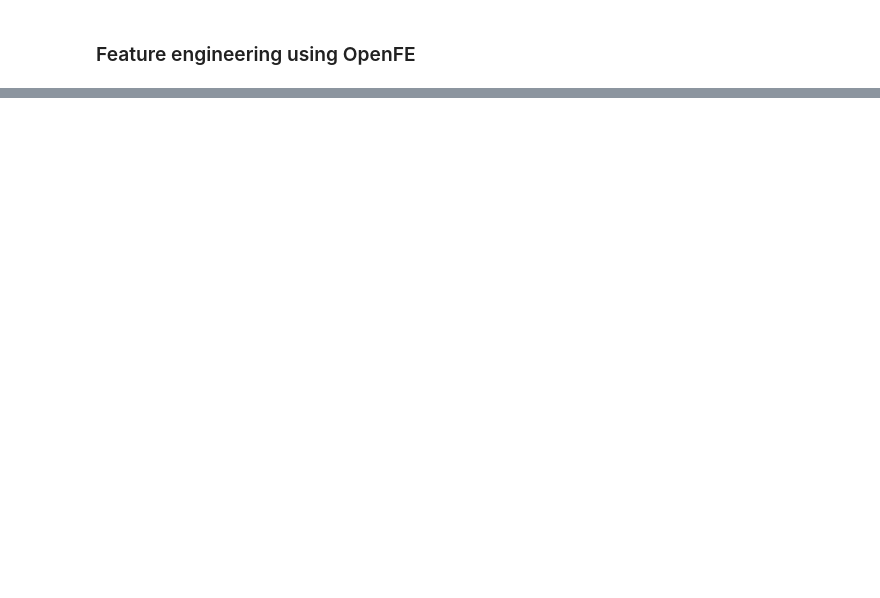
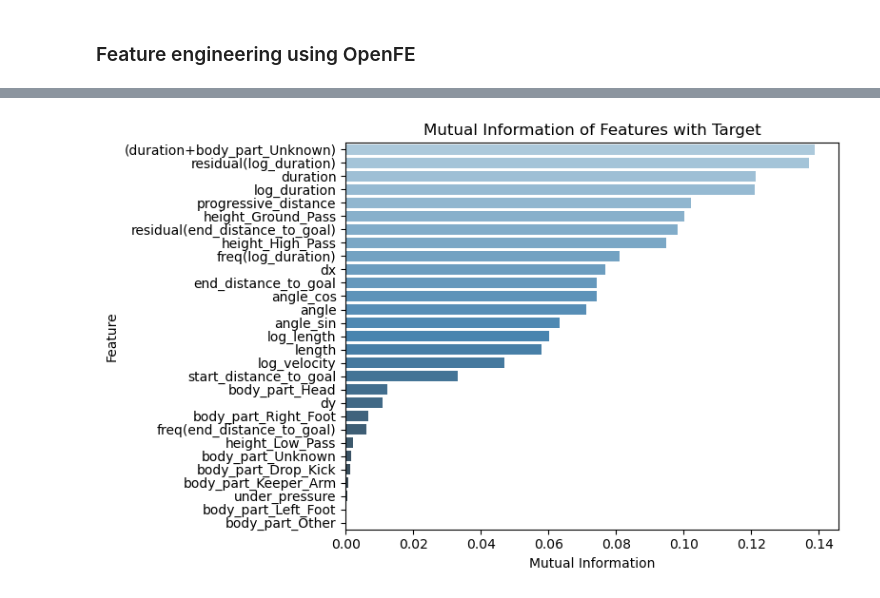
Before and after one commit to yucheng-fu/football_analytics, a Jupyter notebook: 02-analysis/02-analysis.ipynb, the cells around one changed output, grey strips where cells are left out. Saved outputs shown, nothing was run; the diff lists cells and outputs as text; code cells hidden in the pictures; blank space fills up the shorter version.

```diff
--- a/02-analysis/02-analysis.ipynb
+++ b/02-analysis/02-analysis.ipynb
@@ -345,3 +398,8 @@ X_out_train.describe()
+# %%
+discrete_features = [False if col in numerical_columns else True for col in X_out_train_polars.columns]
+plot_mutual_information(X_train=X_out_train_polars, y_train=y_train_, discrete_features=discrete_features)
+# %% [output]
+[figure, added]
 # %%
 plot_correlations(train_df=X_out_train_polars, numerical_cols=X_out_train.columns)
 # %% [output]
```
Also changed, not shown: parts of 21 cells of this notebook, 7 other files.
